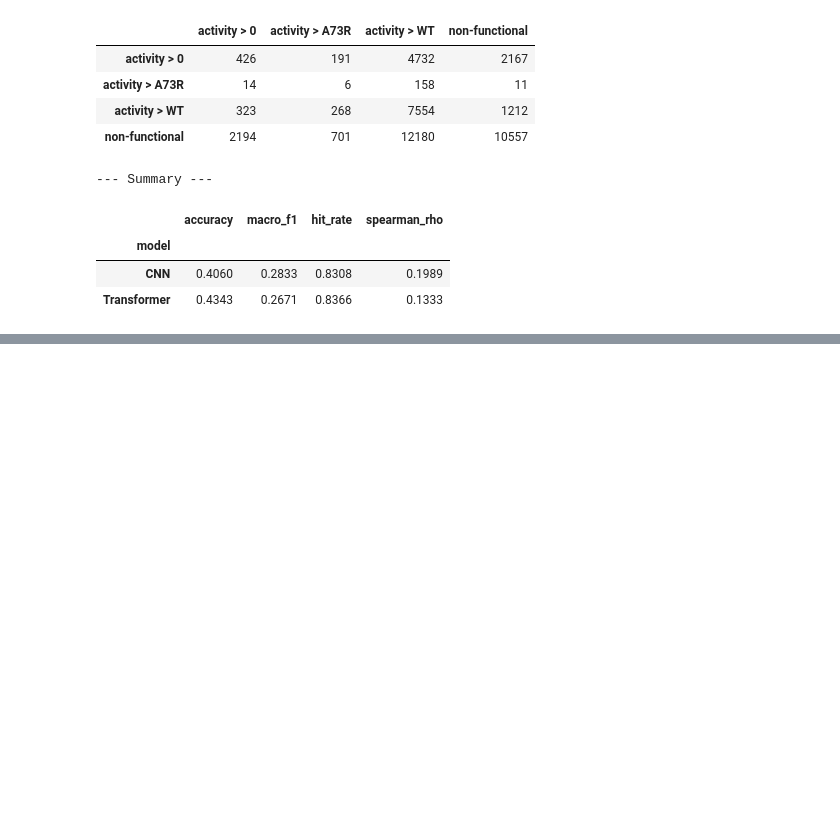
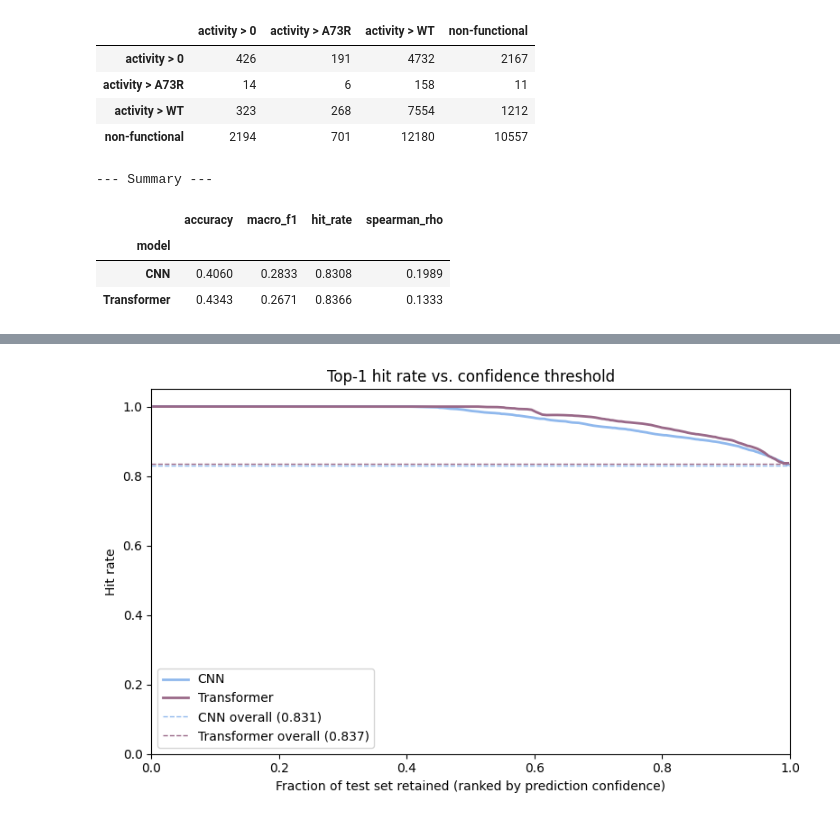
Before and after one commit to zahmiriajoh/AwasthiJohnson_10.C51, a Jupyter notebook: notebooks/02_model_comparison.ipynb, the cells around one changed output, grey strips where cells are left out. Saved outputs shown, nothing was run; the diff lists cells and outputs as text; code cells hidden in the pictures; blank space fills up the shorter version.

```diff
--- a/notebooks/02_model_comparison.ipynb
+++ b/notebooks/02_model_comparison.ipynb
@@ -199,45 +257,49 @@ plt.show()
 # %%
-# Top-k accuracy (hit rate)
+# Top-1 (hit rate)
 def topk_hit_rate_curve(df, n_points=300):
     probs    = df[prob_cols].values
     pred_idx = np.array([ACTIVITY_CLASSES.index(c) for c in df["predicted_class"]])
     true_idx = np.array([ACTIVITY_CLASSES.index(c) for c in df["activity_level"]])
 
     # confidence = probability the model assigned to its own predicted class
     confidence = probs[np.arange(len(df)), pred_idx]
 
     # sort sequences from most to least confident
     order       = np.argsort(-confidence)
     pred_sorted = pred_idx[order]
     true_sorted = true_idx[order]
 
     n  = len(df)
     ks = np.unique(np.linspace(1, n, n_points).astype(int))
     rates = [hit_rate(pred_sorted[:k], true_sorted[:k]) for k in ks]
     return ks / n, np.array(rates)
 
 frac_cnn,   hr_cnn   = topk_hit_rate_curve(cnn_preds_df)
 frac_trans, hr_trans = topk_hit_rate_curve(trans_preds_df)
 
-# overall hit rate (all sequences) for reference lines
-overall_hr_cnn   = hit_rate(*_to_indices(cnn_preds_df)[::-1])  # hit_rate(preds, labels)
-overall_hr_trans = hit_rate(*_to_indices(trans_preds_df)[::-1])
+# overall hit rate computed directly — no argument reversal
+preds_cnn,   labels_cnn   = _to_indices(cnn_preds_df)
+preds_trans, labels_trans = _to_indices(trans_preds_df)
+overall_hr_cnn   = hit_rate(preds_cnn,   labels_cnn)
+overall_hr_trans = hit_rate(preds_trans, labels_trans)
 
 fig, ax = plt.subplots(figsize=(8, 5))
-ax.plot(frac_cnn,   hr_cnn,   linewidth=2, label="CNN")
-ax.plot(frac_trans, hr_trans, linewidth=2, label="Transformer")
-ax.axhline(overall_hr_cnn,   color="C0", linestyle="--", linewidth=1,
+ax.plot(frac_cnn[1:-1],   hr_cnn[1:-1],   linewidth=2, label="CNN", c=c_cnn)
+ax.plot(frac_trans[1:-1], hr_trans[1:-1], linewidth=2, label="Transformer", c=c_trans)
+ax.axhline(overall_hr_cnn,   color=c_cnn, linestyle="--", linewidth=1,
            label=f"CNN overall ({overall_hr_cnn:.3f})")
-ax.axhline(overall_hr_trans, color="C1", linestyle="--", linewidth=1,
+ax.axhline(overall_hr_trans, color=c_trans, linestyle="--", linewidth=1,
            label=f"Transformer overall ({overall_hr_trans:.3f})")
 
 ax.set_xlabel("Fraction of test set retained (ranked by prediction confidence)")
 ax.set_ylabel("Hit rate")
 ax.set_xlim(0, 1)
 ax.set_ylim(0, 1.05)
-ax.set_title("Top-k hit rate vs. confidence threshold", fontsize=12)
+ax.set_title("Top-1 hit rate vs. confidence threshold", fontsize=12)
 ax.legend()
 plt.tight_layout()
 plt.show()
+# %% [output]
+[figure, added]
 # %%
 # t-SNE of learned representations
```
Also changed, not shown: parts of 8 cells of this notebook, 2 other files.
